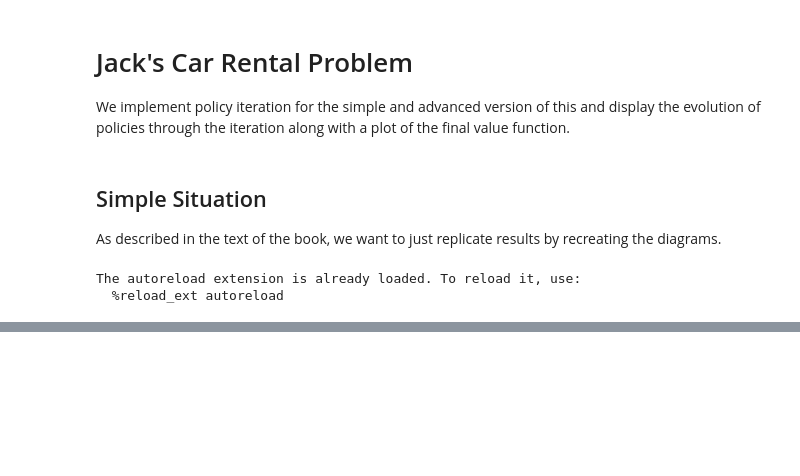
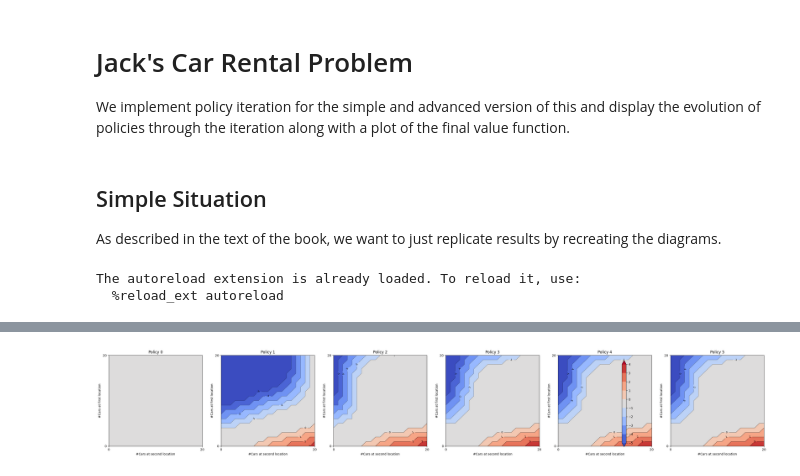
Before and after one commit to SirjanK/rl-book-solutions, a Jupyter notebook: dynamic_programming/car_rental.ipynb, the cells around one changed output, grey strips where cells are left out. Cells and saved outputs as stored; diff of their text form; code cells hidden in the pictures; blank space fills up the shorter version.

Commit message:
finished car rental problem

```diff
--- a/dynamic_programming/car_rental.ipynb
+++ b/dynamic_programming/car_rental.ipynb
@@ -40,4 +43,4 @@ car_rental_solver = CarRentalSimpleSolver(
     tol=TOL,
 )
 # %%
-policies, value_fn = car_rental_solver.solve(num_iter=100)
+policies, value_fn = car_rental_solver.solve(num_iter=10)
@@ -78,0 +47,45 @@ plt.plot(x, poisson.expectation(x))
+# %%
+def plot_policies(policies: List[np.ndarray]):
+    # Flatten all arrays to find global contour levels (so colors are consistent across policies)
+    all_values = np.concatenate([p.ravel() for p in policies])
+    vmin, vmax = all_values.min(), all_values.max()
+
+    # Choose fixed contour levels
+    # If values are integers, create a range of levels that covers min to max inclusive
+    if np.all(all_values.astype(int) == all_values):
+        levels = np.arange(vmin, vmax + 1)
+    else:
+        levels = np.linspace(vmin, vmax, 10)  # arbitrary for continuous data
+
+    n_plots = len(policies)
+    fig, axes = plt.subplots(1, n_plots, figsize=(5*n_plots, 5), squeeze=False)
+
+    for ax, data, title in zip(
+        axes[0],
+        policies,
+        [f"Policy {i}" for i in range(len(policies))]
+    ):
+        # Create contour plot
+        c = ax.contourf(data, levels=levels, cmap='coolwarm', extend='both')
+
+        # Draw contour lines and label them
+        cs = ax.contour(data, levels=levels, colors='black', linewidths=0.5)
+        ax.clabel(cs, inline=True, fontsize=8, fmt='%d')
+
+        # Set ticks only at 0 and max
+        ax.set_xticks([0, data.shape[1]-1])
+        ax.set_yticks([0, data.shape[0]-1])
+
+        # Set labels
+        ax.set_xlabel('#Cars at second location')
+        ax.set_ylabel('#Cars at first location')
+        ax.set_title(title)
+
+    # Add a shared colorbar
+    fig.colorbar(c, ax=axes[0].tolist(), orientation='vertical')
+    plt.tight_layout()
+    plt.show()
+# %%
+plot_policies(policies)
+# %% [output]
+[figure, added]
```
Also changed, not shown: parts of 22 cells of this notebook, 1 other file.
